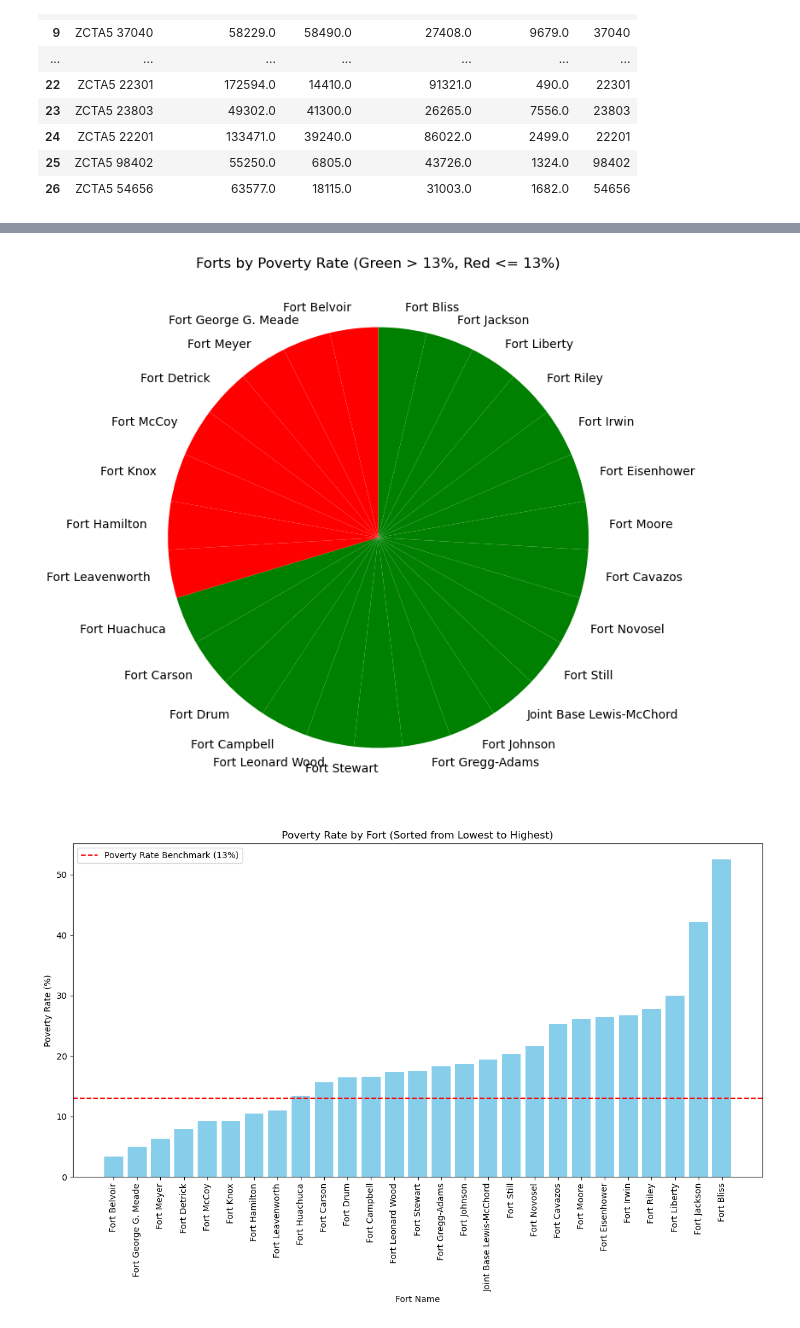
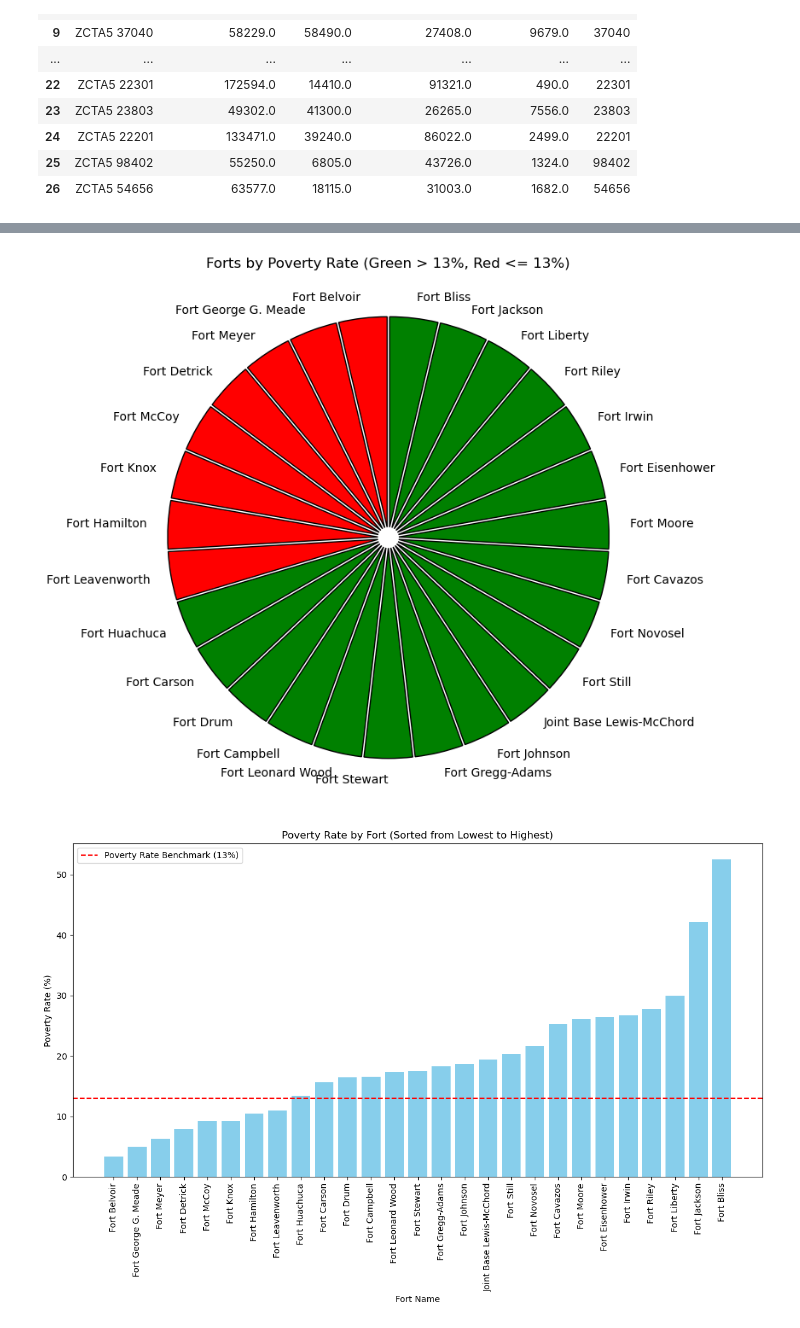
Before and after one commit to snystrom-github/Group8_Project1, a Jupyter notebook: Project_File_Final - Martin.ipynb, the cells around one changed output, grey strips where cells are left out. Drawn from its saved outputs; the diff is of its cells as text; code cells hidden in the pictures.

```diff
--- a/Project_File_Final - Martin.ipynb
+++ b/Project_File_Final - Martin.ipynb
@@ -194,7 +194,7 @@ for index, row in census_pd.iterrows():
 
 
 census_pd.loc[:, "Poverty Rate (%)"] = poverty_rates
-census_pd["National Poverty Rate"] = 11.4
+census_pd["National Poverty Rate"] = 11.2
 
 # Dictionary with coordinates for each city
 coordinates = {
@@ -282,31 +282,50 @@ map_plot
 # %%
 # Sample data representing the "census_pd" DataFrame
 data = {
     'Name': ['Fort Novosel', 'Fort Huachuca', 'Fort Irwin', 'Fort Carson', 'Fort Eisenhower',
              'Fort Moore', 'Fort Stewart', 'Fort Leavenworth', 'Fort Riley', 'Fort Campbell',
              'Fort Knox', 'Fort Johnson', 'Fort Detrick', 'Fort George G. Meade', 'Fort Leonard Wood',
              'Fort Drum', 'Fort Hamilton', 'Fort Liberty', 'Fort Still', 'Fort Jackson',
              'Fort Bliss', 'Fort Cavazos', 'Fort Belvoir', 'Fort Gregg-Adams', 'Fort Meyer',
              'Joint Base Lewis-McChord', 'Fort McCoy'],
     'Poverty Rate (%)': [21.62, 13.47, 26.77, 15.63, 26.40,
                          26.12, 17.54, 10.95, 27.72, 16.55,
                          9.30, 18.70, 7.96, 4.96, 17.36,
                          16.48, 10.51, 30.03, 20.36, 42.16,
                          52.52, 25.27, 3.40, 18.30, 6.37,
-                         19.46, 9.29]
+                         19.46, 9.29],
+     'State': ['AL', 'AZ', 'CA', 'CO', 'GA', 'GA', 'GA', 'KS', 'KS', 'KY',
+        'KY', 'LA', 'MD', 'MD', 'MO', 'NY', 'NY', 'NC', 'OK', 'SC',
+        'TX', 'TX', 'VA', 'VA', 'VA', 'WA', 'WI']
 }
+
 Test_pd = pd.DataFrame(data)
+import matplotlib.pyplot as plt
+
 # Sorting data by the poverty rate to group the colors (green for >13%, red for <=13%)
-census_pd_sorted = Test_pd.sort_values(by='Poverty Rate (%)', ascending=False)
-# Reassign colors after sorting
+census_pd_sorted = census_pd.sort_values(by='Poverty Rate (%)', ascending=False)
+
+# Assign colors based on poverty rate
 sorted_colors = ['green' if rate > 13 else 'red' for rate in census_pd_sorted['Poverty Rate (%)']]
-# Plotting the pie chart with grouped colors
+
+# Create an explode effect to enhance the 3D look
+explode = [0.05] * len(census_pd_sorted)  # Adjust this value for a more subtle or pronounced 3D effect
+
+# Plotting the pie chart with grouped colors and explode effect
 plt.figure(figsize=(10, 8))
-plt.pie([1]*len(census_pd_sorted), labels=census_pd_sorted['Name'], colors=sorted_colors, startangle=90, counterclock=False)
+plt.pie(
+    [1] * len(census_pd_sorted),
+    labels=census_pd_sorted['Name'],
+    colors=sorted_colors,
+    startangle=90,
+    counterclock=False,
+    explode=explode,
+    wedgeprops={'edgecolor': 'black'}  # Adds a border to improve the 3D appearance
+)
 plt.title("Forts by Poverty Rate (Green > 13%, Red <= 13%)")
 plt.show()
 # %% [output]
-[figure, old version]
+[figure, new version]
 # %%
 # Re-creating the "census_pd" DataFrame
 
```
Also changed, not shown: parts of 2 cells of this notebook, 2 other files.
